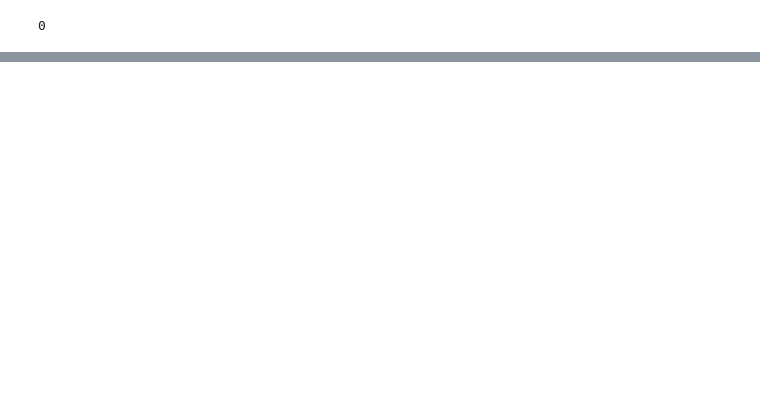
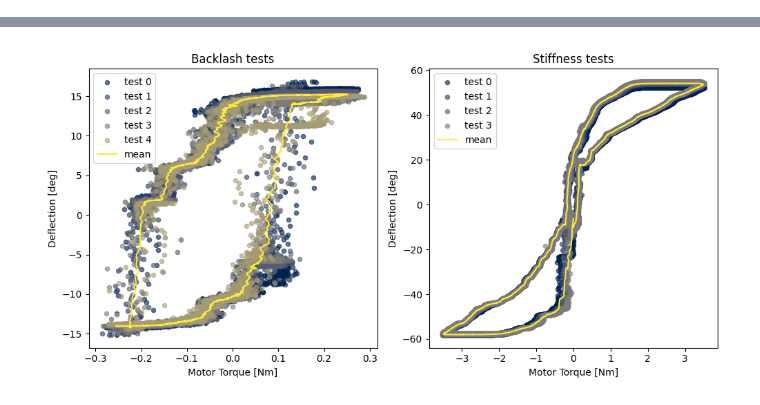
Before and after one commit to JelmerV/Anti-Backlash-Cycloidal-Actuator, a Jupyter notebook: Code/analyse_stiffness_play.ipynb, the cells around one changed output, grey strips where cells are left out. Drawn from its saved outputs; the diff is of its cells as text; code cells hidden in the pictures; blank space fills up the shorter version.

```diff
--- a/Code/analyse_stiffness_play.ipynb
+++ b/Code/analyse_stiffness_play.ipynb
@@ -132,8 +54,69 @@ NameError: name 'pd' is not defined
-# %%
-df = pd.read_csv('../data/torqueramp_bah_2024-06-13_14-25-17.csv')
-df.describe()
-
-#check if 'fault' ever nonzero
-df['FAULT'].sum()
-# %% [output]
-0
+# %%
+def average_data(df):
+    data = []
+    grouped = df.groupby('test_nr')
+
+    for name, group in grouped:
+        group = group.drop('test_nr', axis=1)
+        group.index = group.index - group.index[0]
+
+        old_len = len(group)
+        group = group.resample('0.5ms').mean()
+        group = group.interpolate(method='time')
+        print(f'test {name} resampled from {old_len} to {len(group)} samples')
+
+        data.append(group.values)
+
+    # get consistent length
+    min_len = min([len(d) for d in data])
+    data = [d[:min_len] for d in data]
+    print(f'setting everything to {min_len} samples')
+
+    # average data using numpy
+    data_mean = np.mean(np.array(data), axis=0)
+
+    new_columns = df.columns.drop('test_nr')
+    mean_df = pd.DataFrame(data_mean, columns=new_columns)
+
+    # smooth data
+    mean_df = mean_df.rolling(window=30).mean()
+    mean_df = mean_df.bfill()
+    mean_df = mean_df.ffill()
+
+    return mean_df
+
+
+TEST_NR_OFFSET = 100
+play_tests = df[df['test_nr'] < TEST_NR_OFFSET].copy()
+stiffness_tests = df[df['test_nr'] >= TEST_NR_OFFSET].copy()
+stiffness_tests['test_nr'] = stiffness_tests['test_nr'] - TEST_NR_OFFSET
+
+play_test_mean = average_data(play_tests)
+stiffness_test_mean = average_data(stiffness_tests)
+
+
+# plot torque ramp curves for each test, then overlay mean
+fig, axs = plt.subplots(1, 2, figsize=(10, 5))
+colors = plt.cm.cividis(np.linspace(0, 1, play_tests['test_nr'].max() + 2))
+
+for i in range(0, play_tests['test_nr'].max()):
+    test = play_tests[play_tests['test_nr'] == i]
+    color = np.array([colors[i]])
+    test.plot(x='Motor Torque [Nm]', y='Deflection [deg]', kind='scatter', ax=axs[0], alpha=0.6, label=f'test {i}', color=color)
+color = np.array([colors[-1]])
+play_test_mean.plot(x='Motor Torque [Nm]', y='Deflection [deg]', kind='line', ax=axs[0], label='mean', color=color)
+axs[0].set_title('Backlash tests')
+
+for i in range(0, stiffness_tests['test_nr'].max()):
+    test = stiffness_tests[stiffness_tests['test_nr'] == i]
+    color = np.array([colors[i]])
+    test.plot(x='Motor Torque [Nm]', y='Deflection [deg]', kind='scatter', ax=axs[1], alpha=0.6, label=f'test {i}', color=color)
+color = np.array([colors[-1]])
+stiffness_test_mean.plot(x='Motor Torque [Nm]', y='Deflection [deg]', kind='line', ax=axs[1], label='mean', color=color)
+axs[1].set_title('Stiffness tests')
+
+# save plot
+fig.tight_layout()
+fig.savefig(f'{filename}.png')
+plt.show()
+# %% [output]
@@ -139,0 +136 @@ df['FAULT'].sum()
+[figure, added]
```
Also changed, not shown: parts of 8 cells of this notebook, 3 other files.
